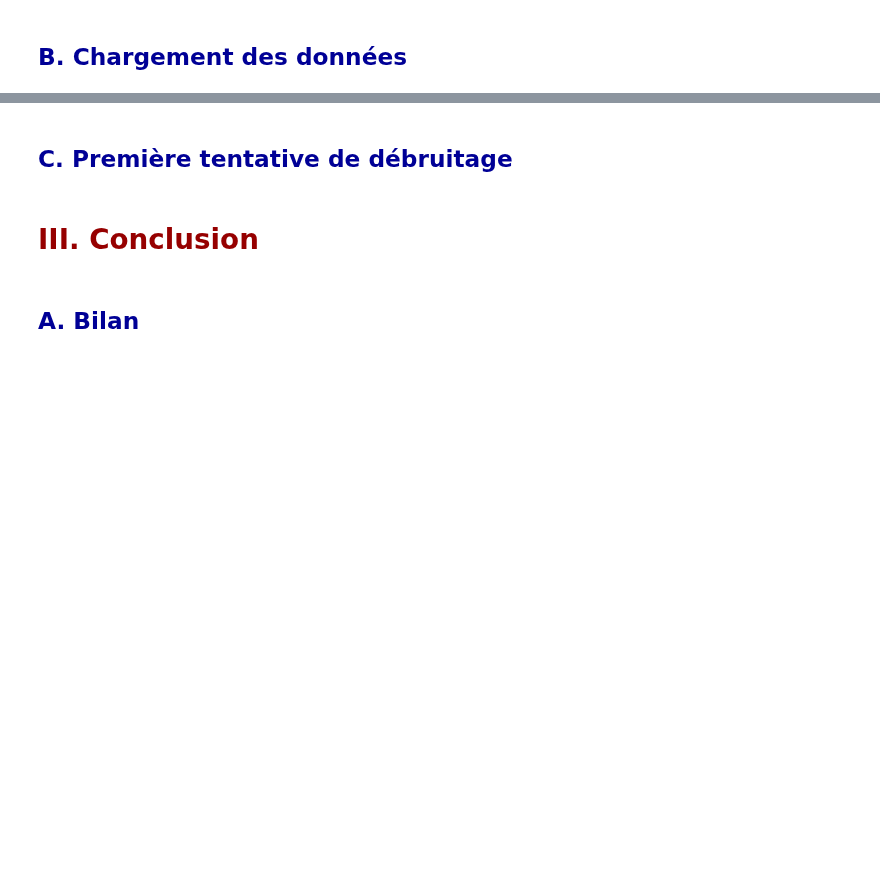
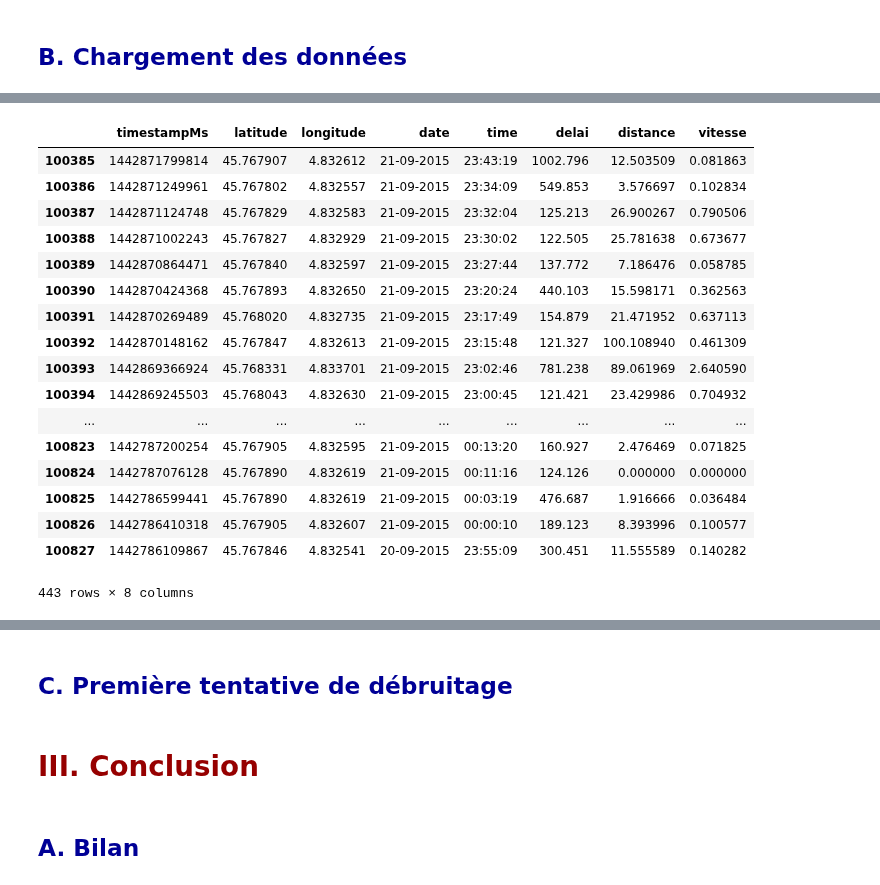
Before and after one commit to AmigoCap/GPSFlow, a Jupyter notebook: 2-25janv.ipynb, the cells around one changed output, grey strips where cells are left out. Cells and saved outputs as stored; diff of their text form; code cells hidden in the pictures; blank space fills up the shorter version.

```diff
--- a/2-25janv.ipynb
+++ b/2-25janv.ipynb
@@ -89,0 +158,21 @@ IFrame('2-files/LyonMap.html', width=990, height=500)
+# %%
+data
+# %% [output]
+|  | timestampMs | latitude | longitude | date | time | delai | distance | vitesse |
+| 100385 | 1442871799814 | 45.767907 | 4.832612 | 21-09-2015 | 23:43:19 | 1002.796 | 12.503509 | 0.081863 |
+| 100386 | 1442871249961 | 45.767802 | 4.832557 | 21-09-2015 | 23:34:09 | 549.853 | 3.576697 | 0.102834 |
+| 100387 | 1442871124748 | 45.767829 | 4.832583 | 21-09-2015 | 23:32:04 | 125.213 | 26.900267 | 0.790506 |
+| 100388 | 1442871002243 | 45.767827 | 4.832929 | 21-09-2015 | 23:30:02 | 122.505 | 25.781638 | 0.673677 |
+| 100389 | 1442870864471 | 45.767840 | 4.832597 | 21-09-2015 | 23:27:44 | 137.772 | 7.186476 | 0.058785 |
+| 100390 | 1442870424368 | 45.767893 | 4.832650 | 21-09-2015 | 23:20:24 | 440.103 | 15.598171 | 0.362563 |
+| 100391 | 1442870269489 | 45.768020 | 4.832735 | 21-09-2015 | 23:17:49 | 154.879 | 21.471952 | 0.637113 |
+| 100392 | 1442870148162 | 45.767847 | 4.832613 | 21-09-2015 | 23:15:48 | 121.327 | 100.108940 | 0.461309 |
+| 100393 | 1442869366924 | 45.768331 | 4.833701 | 21-09-2015 | 23:02:46 | 781.238 | 89.061969 | 2.640590 |
+| 100394 | 1442869245503 | 45.768043 | 4.832630 | 21-09-2015 | 23:00:45 | 121.421 | 23.429986 | 0.704932 |
+| ... | ... | ... | ... | ... | ... | ... | ... | ... |
+| 100823 | 1442787200254 | 45.767905 | 4.832595 | 21-09-2015 | 00:13:20 | 160.927 | 2.476469 | 0.071825 |
+| 100824 | 1442787076128 | 45.767890 | 4.832619 | 21-09-2015 | 00:11:16 | 124.126 | 0.000000 | 0.000000 |
+| 100825 | 1442786599441 | 45.767890 | 4.832619 | 21-09-2015 | 00:03:19 | 476.687 | 1.916666 | 0.036484 |
+| 100826 | 1442786410318 | 45.767905 | 4.832607 | 21-09-2015 | 00:00:10 | 189.123 | 8.393996 | 0.100577 |
+| 100827 | 1442786109867 | 45.767846 | 4.832541 | 20-09-2015 | 23:55:09 | 300.451 | 11.555589 | 0.140282 |
+443 rows × 8 columns
```
Also changed, not shown: parts of 12 cells of this notebook, 2 other files.
